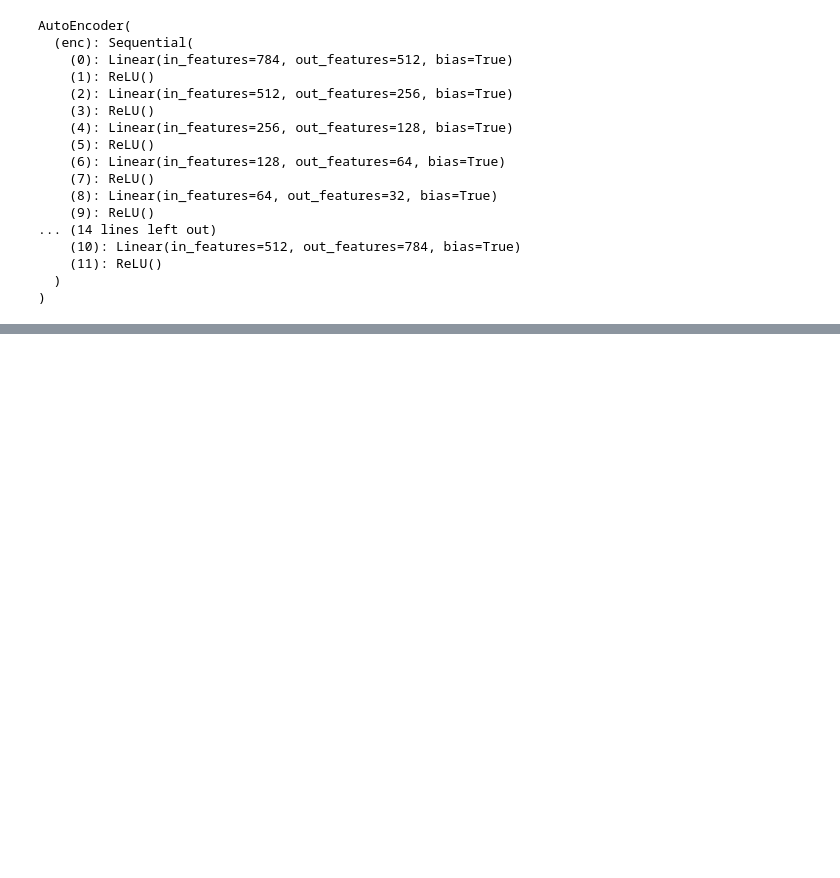
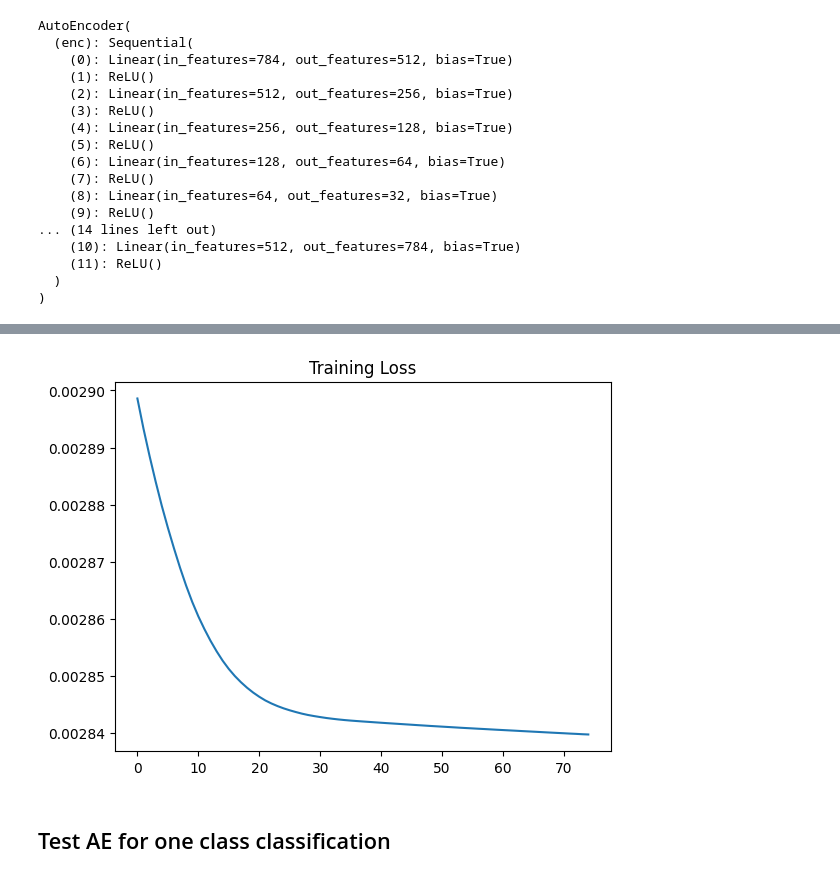
Before and after one commit to SamSamhuns/ml_algo_implementations, a Jupyter notebook: ml_autoencoder/notebooks/autoencoder_anomaly_det.ipynb, the cells around one changed output, grey strips where cells are left out. Saved outputs shown, nothing was run; the diff lists cells and outputs as text; code cells hidden in the pictures; blank space fills up the shorter version.

```diff
--- a/ml_autoencoder/notebooks/autoencoder_anomaly_det.ipynb
+++ b/ml_autoencoder/notebooks/autoencoder_anomaly_det.ipynb
@@ -252,0 +293,41 @@ Recall = 100.0%
+# %%
+metrics = defaultdict(list)
+device = 'cuda' if torch.cuda.is_available() else 'cpu'
+
+criterion = nn.MSELoss(reduction='mean')
+optimizer = torch.optim.SGD(ae_model_oc.parameters(), lr=lr, weight_decay=w_d)
+# %%
+def filter_targets(data, digit=normal_digit):
+    _, y = data
+    return y == digit
+# %%
+filtered_trainset = list(filter(filter_targets, trainset))
+filtered_trainloader = torch.utils.data.DataLoader(filtered_trainset, batch_size=batch_size,
+                                          shuffle=True, num_workers=2)
+# %%
+ae_model_oc.train()
+start = time.perf_counter()
+
+for epoch in range(epochs):
+    ep_start = time.perf_counter()
+    running_loss = 0.0
+    for bx, (X, y) in enumerate(filtered_trainloader):
+        X = X.to(device)
+        optimizer.zero_grad()  # zero the parameter gradients
+
+        # forward + backward + optimize
+        X_reconstructed = ae_model_oc(X)
+        loss = criterion(X, X_reconstructed)
+        loss.backward()
+        optimizer.step()
+        running_loss += loss.item()
+    epoch_loss = running_loss/len(trainset)
+    metrics['train_loss'].append(epoch_loss)
+    ep_end = time.perf_counter()
+
+    print("-----------------------------------------------")
+    print(f"Epoch {epoch+1}/{epochs}. Loss: {epoch_loss}")
+    print(f"Epoch {epoch+1} took {ep_end - ep_start:.2f}s ")
+end = time.perf_counter()
+print("-----------------------------------------------")
+print(f"Training Complete: {end-start:.2f}")
@@ -252,0 +352,8 @@ Recall = 100.0%
+# %%
+plt.title("Training Loss")
+plt.plot(metrics['train_loss'])
+plt.show()
+# %% [output]
+[figure, added]
+# %% [markdown]
+## Test AE for one class classification
```
Also changed, not shown: parts of 19 cells of this notebook.
